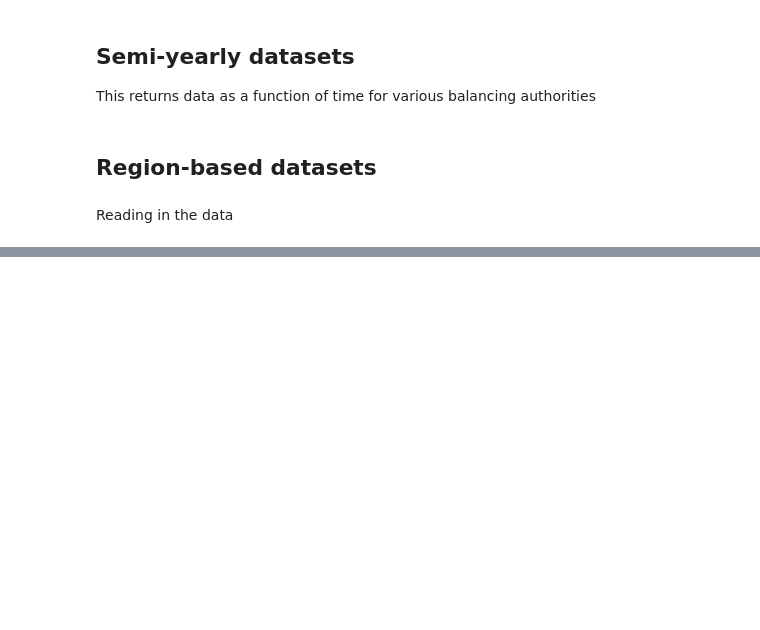
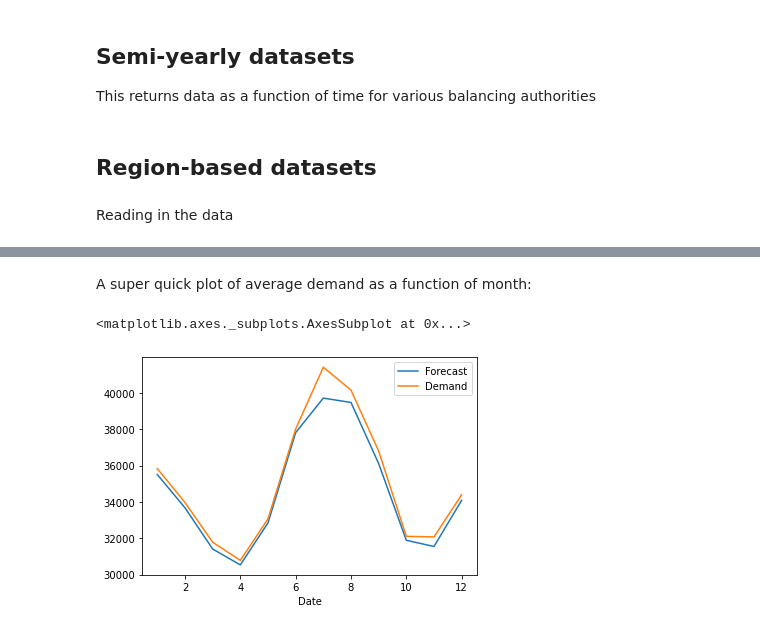
Before and after one commit to emapple/social, a Jupyter notebook: energy_usage.ipynb, the cells around one changed output, grey strips where cells are left out. Drawn from its saved outputs; the diff is of its cells as text; code cells hidden in the pictures; blank space fills up the shorter version.

```diff
--- a/energy_usage.ipynb
+++ b/energy_usage.ipynb
@@ -125,0 +210,7 @@ for edge in ['right', 'top']:
+# %% [markdown]
+A super quick plot of average demand as a function of month:
+# %%
+df.groupby(by=df.index.get_level_values(1).month).mean().plot()
+# %% [output]
+<matplotlib.axes._subplots.AxesSubplot at 0x...>
+[figure, added]
```
Also changed, not shown: parts of 16 cells of this notebook.
